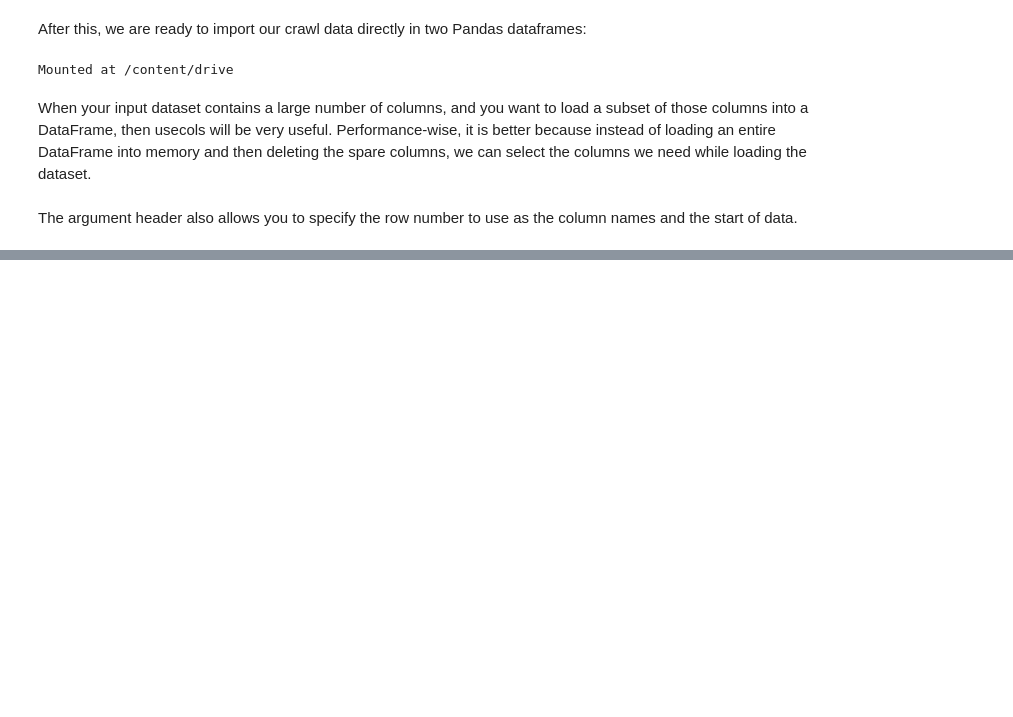
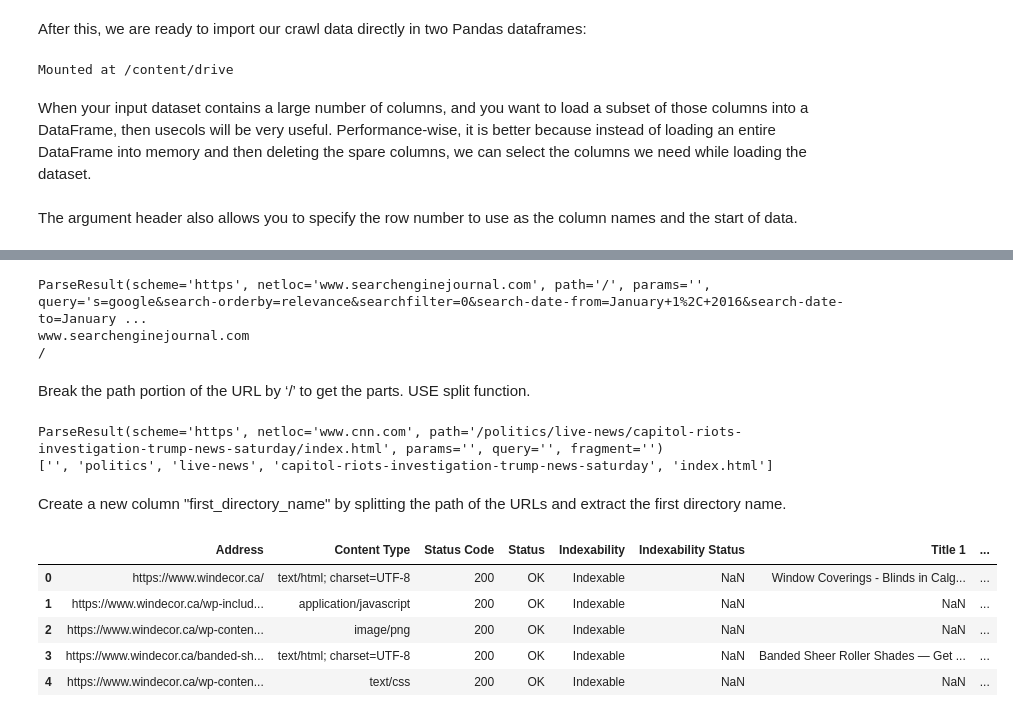
Before and after one commit to Rahul-YYC/CrawlScreamingFrogPandas, a Jupyter notebook: CrawlDataIntoPandas.ipynb, the cells around one changed output, grey strips where cells are left out. Cells and saved outputs as stored; diff of their text form; code cells hidden in the pictures; blank space fills up the shorter version.

```diff
--- a/CrawlDataIntoPandas.ipynb
+++ b/CrawlDataIntoPandas.ipynb
@@ -50,0 +93,38 @@ Analyze a little with the data. Let's count URLs per Status Code:
+# %%
+from urllib.parse import urlparse
+url="https://www.searchenginejournal.com/?s=google&search-orderby=relevance&searchfilter=0&search-date-from=January+1%2C+2016&search-date-to=January+7%2C+2019"
+parsed_url=urlparse(url)
+print(parsed_url)
+print(parsed_url.netloc)
+print(parsed_url.path)
+# %% [output]
+ParseResult(scheme='https', netloc='www.searchenginejournal.com', path='/', params='', query='s=google&search-orderby=relevance&searchfilter=0&search-date-from=January+1%2C+2016&search-date-to=January ...
+www.searchenginejournal.com
+/
+# %% [markdown]
+Break the path portion of the URL by ‘/’ to get the parts. USE split function.
+# %%
+cnn_url="https://www.cnn.com/politics/live-news/capitol-riots-investigation-trump-news-saturday/index.html"
+parsed_cnn_url=urlparse(cnn_url)
+print(parsed_cnn_url)
+
+cnn_dir_struct=parsed_cnn_url.path.split(sep='/')
+print(cnn_dir_struct)
+# %% [output]
+ParseResult(scheme='https', netloc='www.cnn.com', path='/politics/live-news/capitol-riots-investigation-trump-news-saturday/index.html', params='', query='', fragment='')
+['', 'politics', 'live-news', 'capitol-riots-investigation-trump-news-saturday', 'index.html']
+# %% [markdown]
+Create a new column "first_directory_name" by splitting the path of the URLs and extract
+the first directory name.
+# %%
+df['first_directory_name']=df['Address'].apply(lambda x: urlparse(x).path.split("/")[1])
+df.head()
+#aggregated_df=df[['Page Type','Word Count']].groupby(['Page Type']).agg('sum')
+#print(aggregated_df)
+# %% [output]
+|  | Address | Content Type | Status Code | Status | Indexability | Indexability Status | Title 1 | ... |
+| 0 | https://www.windecor.ca/ | text/html; charset=UTF-8 | 200 | OK | Indexable | NaN | Window Coverings - Blinds in Calg... | ... |
+| 1 | https://www.windecor.ca/wp-includ... | application/javascript | 200 | OK | Indexable | NaN | NaN | ... |
+| 2 | https://www.windecor.ca/wp-conten... | image/png | 200 | OK | Indexable | NaN | NaN | ... |
+| 3 | https://www.windecor.ca/banded-sh... | text/html; charset=UTF-8 | 200 | OK | Indexable | NaN | Banded Sheer Roller Shades — Get ... | ... |
+| 4 | https://www.windecor.ca/wp-conten... | text/css | 200 | OK | Indexable | NaN | NaN | ... |
```
Also changed, not shown: parts of 21 cells of this notebook.
